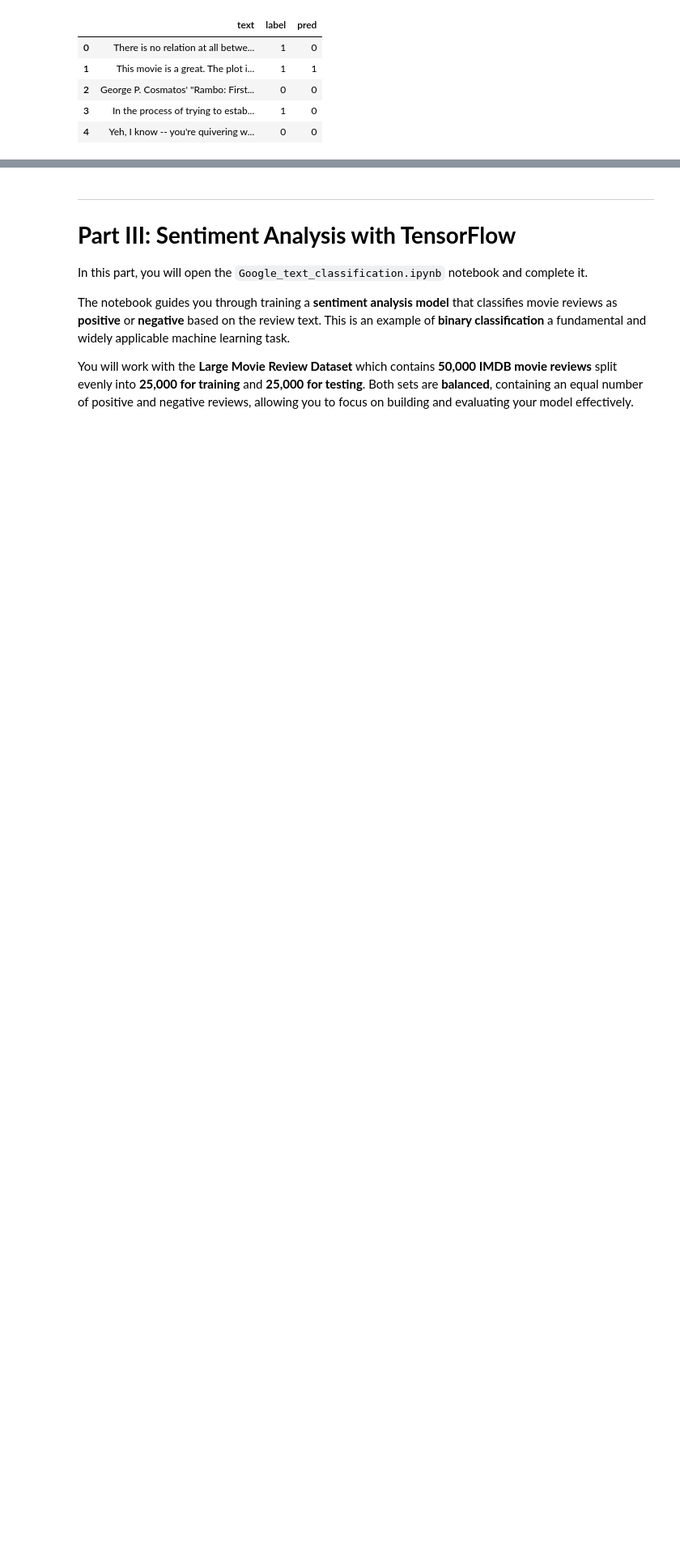
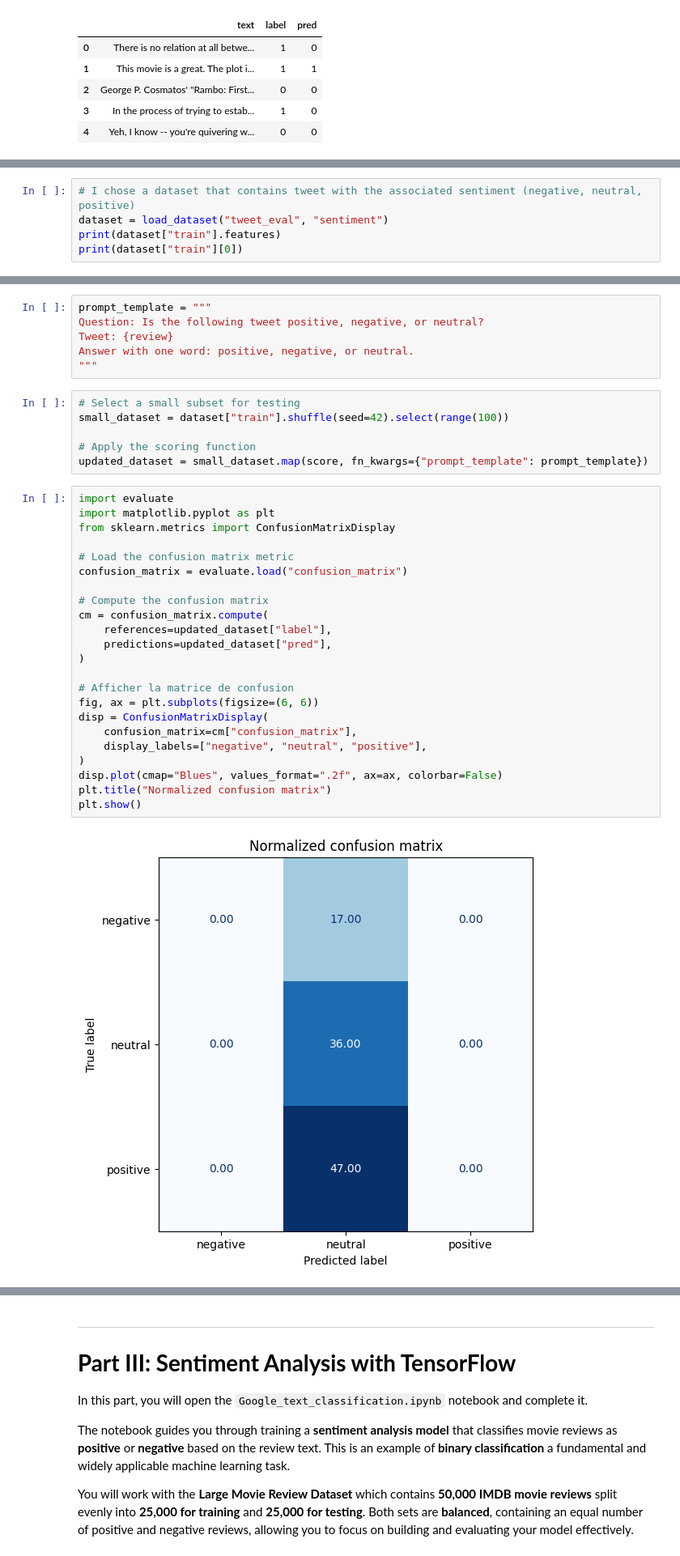
Before and after one commit to aurianemrcln/GenAI, a Jupyter notebook: TD1/RNN_Practical_Session.ipynb, the cells around one changed output, grey strips where cells are left out. Shown at 81% size. Drawn from its saved outputs; the diff is of its cells as text; blank space fills up the shorter version.

```diff
--- a/TD1/RNN_Practical_Session.ipynb
+++ b/TD1/RNN_Practical_Session.ipynb
@@ -1190,0 +1374,5 @@ df.head()
+# %%
+# I chose a dataset that contains tweet with the associated sentiment (negative, neutral, positive)
+dataset = load_dataset("tweet_eval", "sentiment")
+print(dataset["train"].features)
+print(dataset["train"][0])
@@ -1190,0 +1411,37 @@ df.head()
+# %%
+prompt_template = """
+Question: Is the following tweet positive, negative, or neutral?
+Tweet: {review}
+Answer with one word: positive, negative, or neutral.
+"""
+# %%
+# Select a small subset for testing
+small_dataset = dataset["train"].shuffle(seed=42).select(range(100))
+
+# Apply the scoring function
+updated_dataset = small_dataset.map(score, fn_kwargs={"prompt_template": prompt_template})
+# %%
+import evaluate
+import matplotlib.pyplot as plt
+from sklearn.metrics import ConfusionMatrixDisplay
+
+# Load the confusion matrix metric
+confusion_matrix = evaluate.load("confusion_matrix")
+
+# Compute the confusion matrix
+cm = confusion_matrix.compute(
+    references=updated_dataset["label"],
+    predictions=updated_dataset["pred"],
+)
+
+# Afficher la matrice de confusion
+fig, ax = plt.subplots(figsize=(6, 6))
+disp = ConfusionMatrixDisplay(
+    confusion_matrix=cm["confusion_matrix"],
+    display_labels=["negative", "neutral", "positive"],
+)
+disp.plot(cmap="Blues", values_format=".2f", ax=ax, colorbar=False)
+plt.title("Normalized confusion matrix")
+plt.show()
+# %% [output]
+[figure, added]
```
Also changed, not shown: parts of 65 cells of this notebook, 2 other files.
